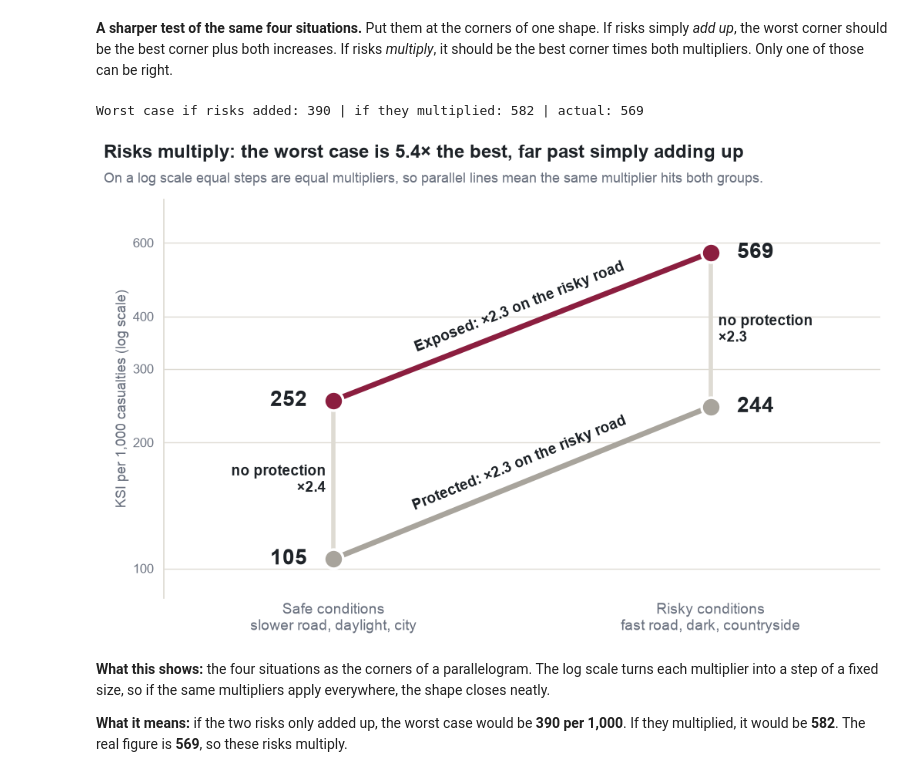
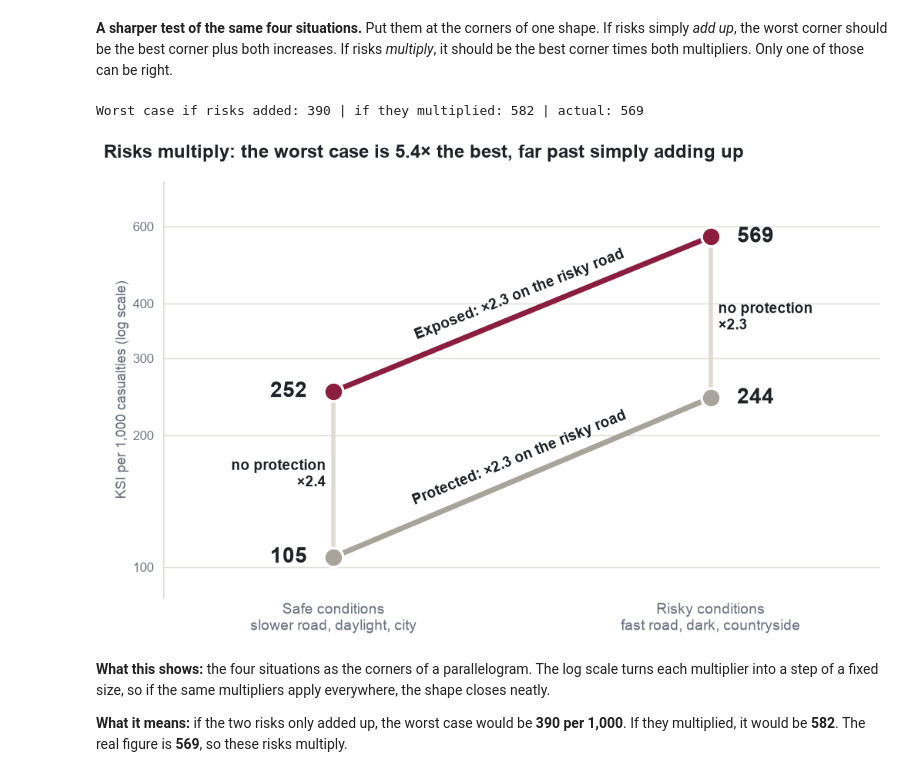
Before and after one commit to hrshankar2002/Data-Vis-Proj, a Jupyter notebook: road_crash_analysis.ipynb, the cells around one changed output. Cells and saved outputs as stored; diff of their text form; code cells hidden in the pictures.

```diff
--- a/road_crash_analysis.ipynb
+++ b/road_crash_analysis.ipynb
@@ -211,5 +214,5 @@ Name: casualty_type, dtype: float64
 # %%
-EXPOSED_CODES = {0, 1, 2, 3, 4, 5, 23, 97}  # pedestrian, cyclist, motorcyclist variants
+EXPOSED_CODES = {0, 1, 2, 3, 4, 5, 23, 97, 103, 104, 105, 106}  # pedestrian, cyclist, motorcyclist variants (103-106 = motorcycle codes up to 2004)
 
 usecols2 = ["collision_year", "casualty_severity", "casualty_type"]
 chunks2 = []
@@ -237,4 +240,5 @@ print("Gap in first 5 years avg:", gap_wide["gap"].iloc[:5].mean().round(4))
 print("Gap in last 5 years avg:", gap_wide["gap"].iloc[-5:].mean().round(4))
 print("\nRatio (exposed / protected) by decade:")
 print(decade_ratio)
+print("\nNo jump where the codes change:", gap_wide["ratio"].loc[2004:2005].round(2).to_dict())
 # %% [output]
@@ -531,7 +541,7 @@ factors = [("Fast road", "fast"), ("Dark", "dark"), ("Countryside", "rural")]
 for y, (_, column) in zip([4, 3, 2], factors):
     on = env_matrix[column].to_numpy()
     ax_grid.scatter(x[~on], [y] * (~on).sum(), s=150, color=RULE, linewidth=0)
-    ax_grid.scatter(x[on], [y] * on.sum(), s=150, color=HARM, linewidth=0)
+    ax_grid.scatter(x[on], [y] * on.sum(), s=150, color=INK, linewidth=0)
 ax_grid.set_yticks([4, 3, 2], [f[0] for f in factors])
 ax_grid.set_ylim(1.4, 4.6)
 ax_grid.set_xlim(-0.6, x.max() + 0.6)
@@ -539,8 +549,7 @@ ax_grid.set_xticks([])
 ax_grid.tick_params(axis="y", length=0, labelsize=13)
 sns.despine(ax=ax_grid, left=True, bottom=True)
 
-headline(fig, "Same road, same light, same area: exposed still fare 2–3× worse",
-         "Ordered from the smallest multiple to the largest. A dark dot means that condition applies.")
+headline(fig, "Same road, same light, same area: exposed still fare 2–3× worse")
 save(fig, "02b_matched_conditions_matrix.png")
 plt.show()
 # %% [output]
@@ -689,36 +698,35 @@ for group, colour in [("Protected", PROTECTED_COLOUR), ("Exposed", EXPOSED_COLOU
     ax.scatter([0, 1], [safe_v, risky_v], s=320, color=colour, edgecolor="white", linewidth=2.5, zorder=3)
 
     # lay the label along the line, whatever the axis scales do to its angle
     start, end = ax.transData.transform([(0, safe_v), (1, risky_v)])
     angle = np.degrees(np.arctan2(end[1] - start[1], end[0] - start[0]))
     ax.annotate(f"{group}: ×{risky_v / safe_v:.1f} on the risky road", (0.5, np.sqrt(safe_v * risky_v)), textcoords="offset points",
                 xytext=(0, 12), ha="center", va="bottom", rotation=angle, rotation_mode="anchor", fontsize=14, fontweight="bold")
 
     ax.text(-0.07, safe_v, f"{safe_v:.0f}", ha="right", va="center", fontsize=20, fontweight="bold")
 
 ax.text(-0.02, np.sqrt(safe_p * safe_e), f"no protection\n×{safe_e / safe_p:.1f}", ha="right", va="center", fontsize=14, fontweight="bold")
 ax.text(1.02, np.sqrt(risky_p * risky_e), f"no protection\n×{risky_e / risky_p:.1f}", ha="left", va="center", fontsize=14, fontweight="bold")
 
 ax.text(1.07, risky_p, f"{risky_p:.0f}", ha="left", va="center", fontsize=20, fontweight="bold")
 
 ax.text(1.07, risky_e, f"{risky_e:.0f}", ha="left", va="center", fontsize=20, fontweight="bold")
 
 ax.set_xticks([0, 1], ["Safe conditions\nslower road, daylight, city", "Risky conditions\nfast road, dark, countryside"], fontsize=14)
 ax.set_yticks([100, 200, 300, 400, 600])
 ax.set_yticklabels(["100", "200", "300", "400", "600"])
 ax.minorticks_off()
 ax.set_ylabel("KSI per 1,000 casualties (log scale)")
 ax.grid(axis="y", color=RULE, linewidth=1)
 ax.set_axisbelow(True)
 ax.tick_params(axis="x", length=0)
 sns.despine(bottom=True)
-headline(fig, f"Risks multiply: the worst case is {risky_e / safe_p:.1f}× the best, far past simply adding up",
-         "On a log scale equal steps are equal multipliers, so parallel lines mean the same multiplier hits both groups.")
+headline(fig, f"Risks multiply: the worst case is {risky_e / safe_p:.1f}× the best, far past simply adding up")
 save(fig, "06_stacking_parallelogram.png")
 plt.show()
 # %% [output]
 Worst case if risks added: 390 | if they multiplied: 582 | actual: 569
-[figure, old version]
+[figure, new version]
 # %% [markdown]
 **What this shows:** the four situations as the corners of a parallelogram. The log scale turns each multiplier into a step of a fixed size, so if the same multipliers apply everywhere, the shape closes neatly.
 
```
Also changed, not shown: parts of 19 cells of this notebook, 7 other files.
